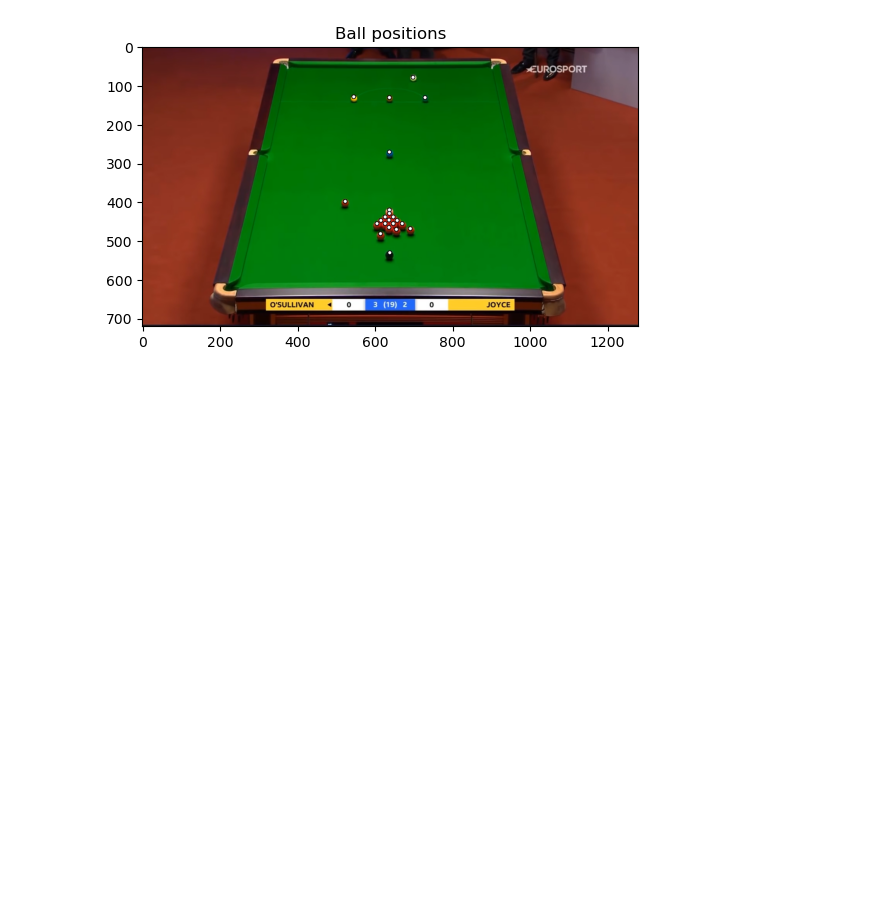
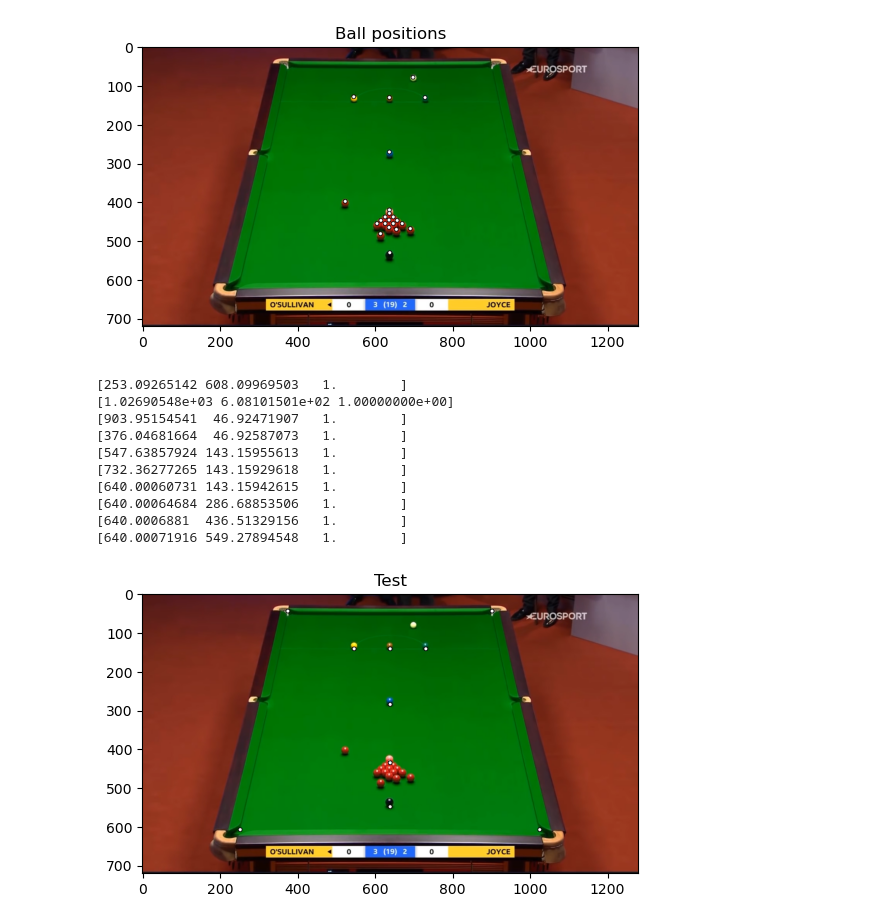
Before and after one commit to SamuelCorecco/Computer_Vision_Project, a Jupyter notebook: Task2.ipynb, the cells around one changed output. Cells and saved outputs as stored; diff of their text form; code cells hidden in the pictures; blank space fills up the shorter version.

```diff
--- a/Task2.ipynb
+++ b/Task2.ipynb
@@ -822,3 +831,27 @@ plt.title('Ball positions')
 plt.show()
 # %% [output]
 [figure]
+# %%
+test_image = image_rgb.copy()
+for i, point_no in enumerate(world_coords_3d):
+    point_o = np.concatenate((point_no, np.array([1])))
+    point = np.matmul(M_camera,np.transpose(point_o))
+    point = point / point[2]
+    print(point)
+    cv2.circle(test_image, (int(point[0]), int(point[1])), 6, (0, 0, 0), -1)
+    cv2.circle(test_image, (int(point[0]), int(point[1])), 4, (255, 255, 255), -1)
+plt.imshow(test_image)
+plt.title('Test')
+plt.show()
+# %% [output]
+[253.09265142 608.09969503   1.        ]
+[1.02690548e+03 6.08101501e+02 1.00000000e+00]
+[903.95154541  46.92471907   1.        ]
+[376.04681664  46.92587073   1.        ]
+[547.63857924 143.15955613   1.        ]
+[732.36277265 143.15929618   1.        ]
+[640.00060731 143.15942615   1.        ]
+[640.00064684 286.68853506   1.        ]
+[640.0006881  436.51329156   1.        ]
+[640.00071916 549.27894548   1.        ]
+[figure, added]
```
Also changed, not shown: parts of 2 cells of this notebook.
